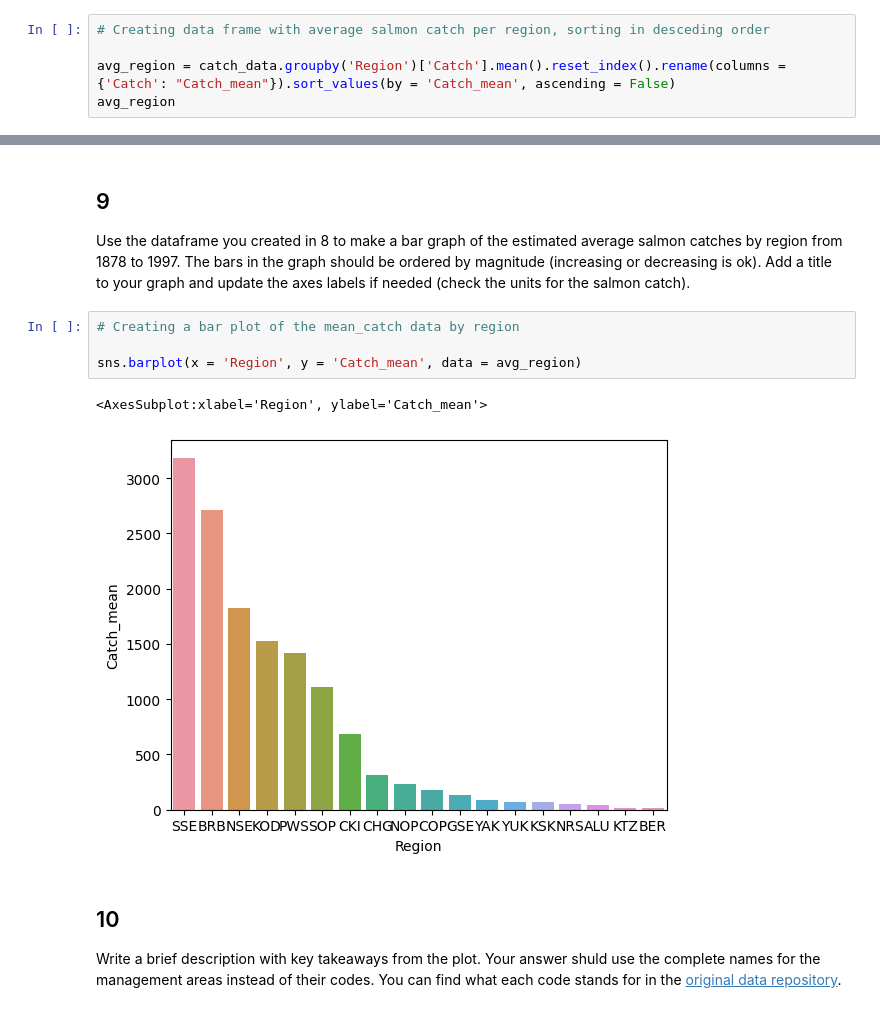
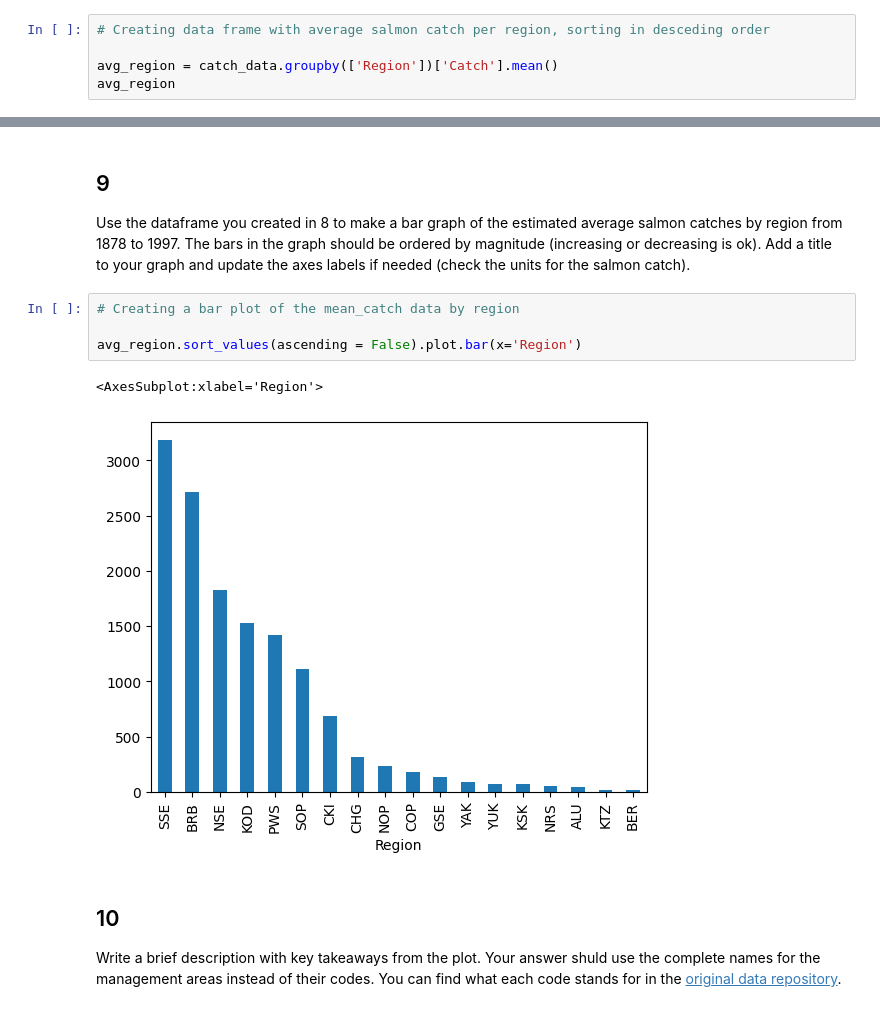
Before and after one commit to ryangreen6/eds220-hwk2, a Jupyter notebook: hwk2-task2-salmon.ipynb, the cells around one changed output, grey strips where cells are left out. Drawn from its saved outputs; the diff is of its cells as text.

```diff
--- a/hwk2-task2-salmon.ipynb
+++ b/hwk2-task2-salmon.ipynb
@@ -231,6 +231,6 @@ Create a data frame with the average salmon catch per region. HINT: use `groupby
 # %%
 # Creating data frame with average salmon catch per region, sorting in desceding order
 
-avg_region = catch_data.groupby('Region')['Catch'].mean().reset_index().rename(columns = {'Catch': "Catch_mean"}).sort_values(by = 'Catch_mean', ascending = False)
+avg_region = catch_data.groupby(['Region'])['Catch'].mean()
 avg_region
 # %% [output]
@@ -260,10 +263,10 @@ Use the dataframe you created in 8 to make a bar graph of the estimated average
 # %%
 # Creating a bar plot of the mean_catch data by region
 
-sns.barplot(x = 'Region', y = 'Catch_mean', data = avg_region)
+avg_region.sort_values(ascending = False).plot.bar(x='Region')
 # %% [output]
-<AxesSubplot:xlabel='Region', ylabel='Catch_mean'>
+<AxesSubplot:xlabel='Region'>
-[figure, old version]
+[figure, new version]
 # %% [markdown]
 <!-- END QUESTION -->
 
```
Also changed, not shown: parts of 2 cells of this notebook, 1 other file.
